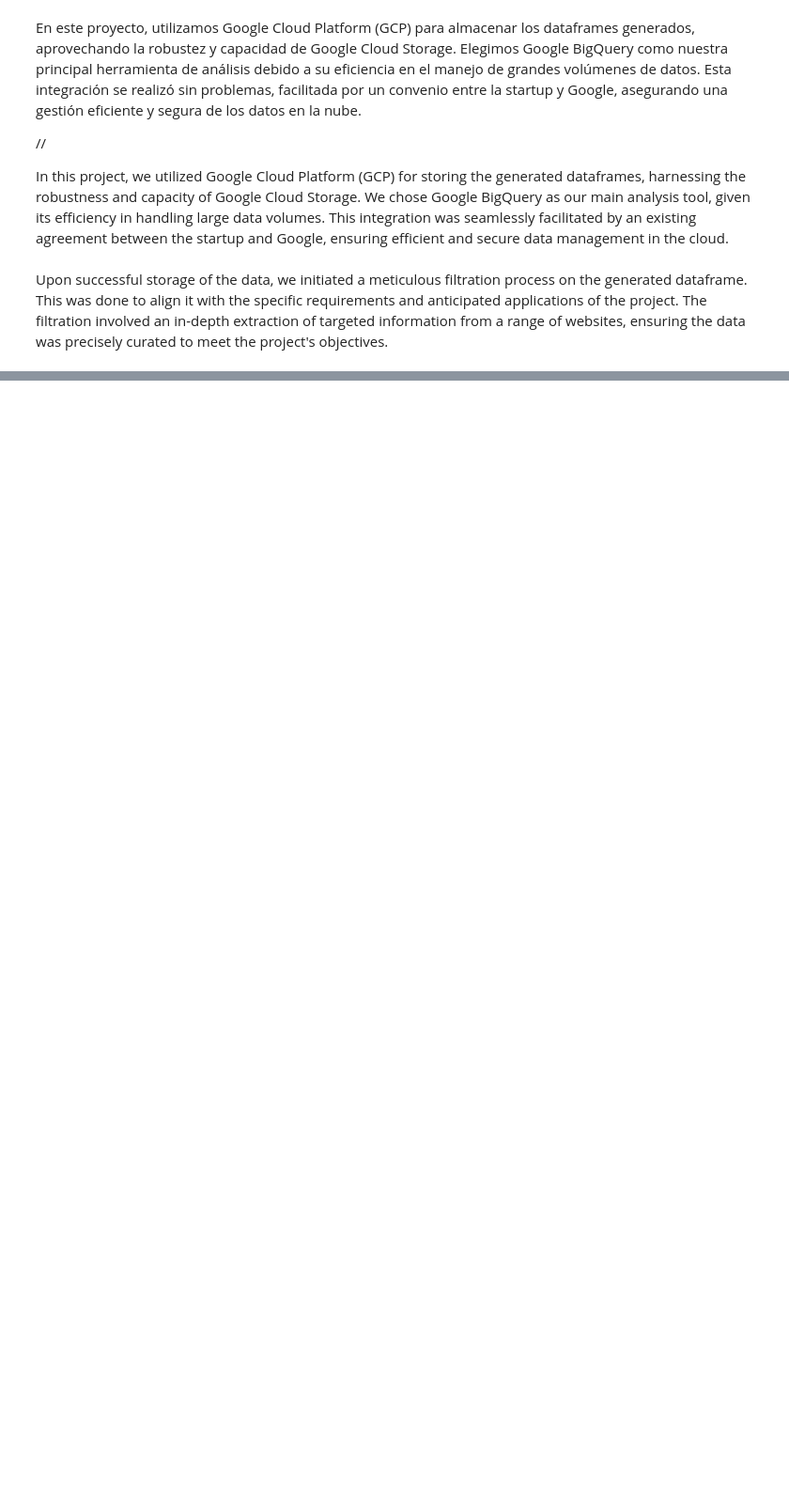
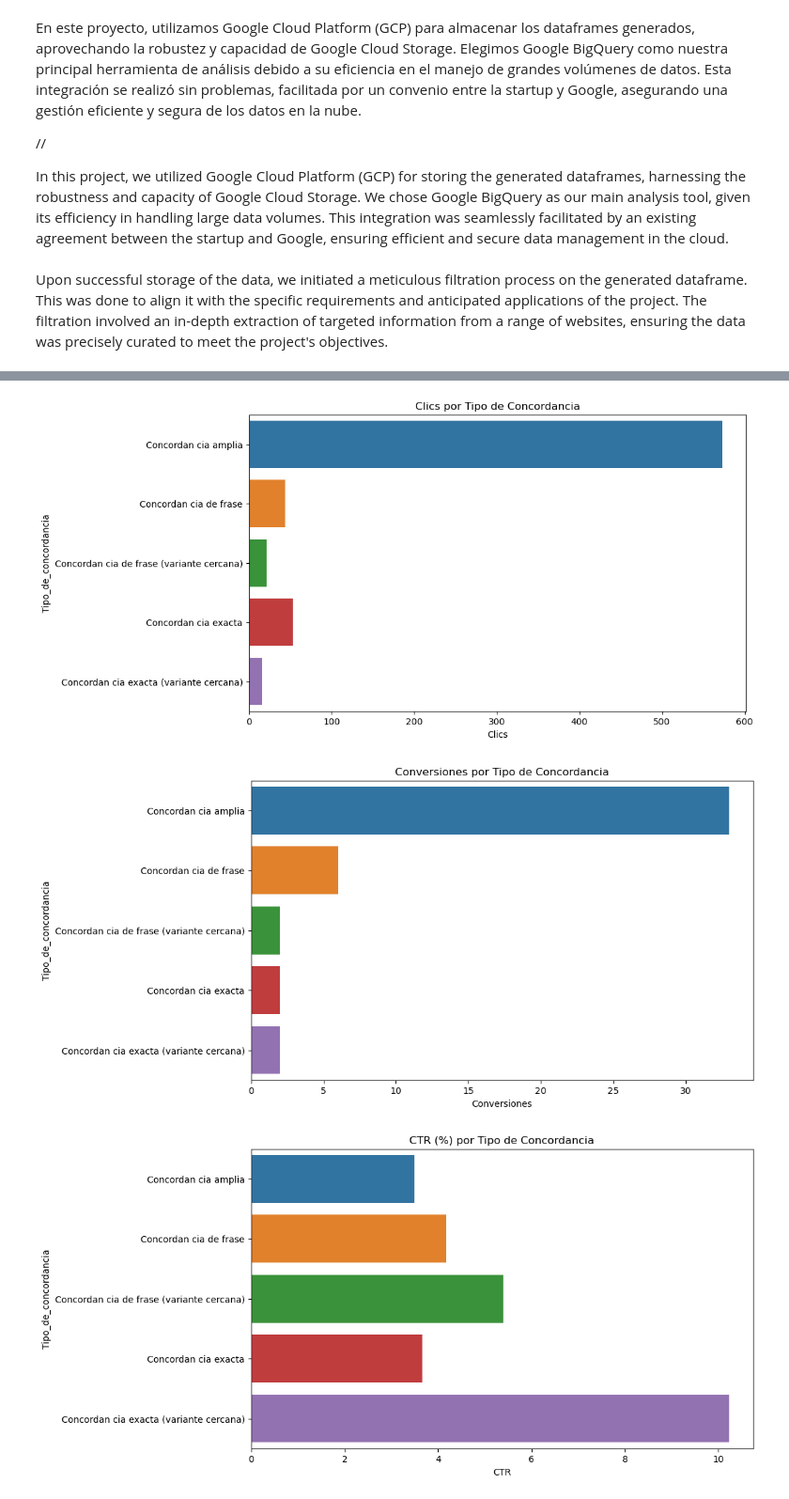
Before and after one commit to maverik0019/Code_Path_Project_Portfolio, a Jupyter notebook: Waste_scrapping_MOW.ipynb, the cells around one changed output, grey strips where cells are left out. Shown: that part at 94% size. Drawn from its saved outputs; the diff is of its cells as text; code cells hidden in the pictures; blank space fills up the shorter version.

```diff
--- a/Waste_scrapping_MOW.ipynb
+++ b/Waste_scrapping_MOW.ipynb
@@ -157,0 +266,24 @@ df
+# %%
+
+grouped_by_concordance = df.groupby('Tipo_de_concordancia').agg({'Clics': 'sum', 'Conversiones': 'sum', 'CTR': 'mean'}).reset_index()
+
+grouped_by_concordance['CTR'] = grouped_by_concordance['CTR'] * 100
+
+plt.figure(figsize=(10, 6))
+sns.barplot(x='Clics', y='Tipo_de_concordancia', data=grouped_by_concordance)
+plt.title('Clics por Tipo de Concordancia')
+plt.show()
+
+plt.figure(figsize=(10, 6))
+sns.barplot(x='Conversiones', y='Tipo_de_concordancia', data=grouped_by_concordance)
+plt.title('Conversiones por Tipo de Concordancia')
+plt.show()
+
+plt.figure(figsize=(10, 6))
+sns.barplot(x='CTR', y='Tipo_de_concordancia', data=grouped_by_concordance)
+plt.title('CTR (%) por Tipo de Concordancia')
+plt.show()
+# %% [output]
+[figure, added]
+[figure, added]
+[figure, added]
```
Also changed, not shown: parts of 8 cells of this notebook, 2 other files.
